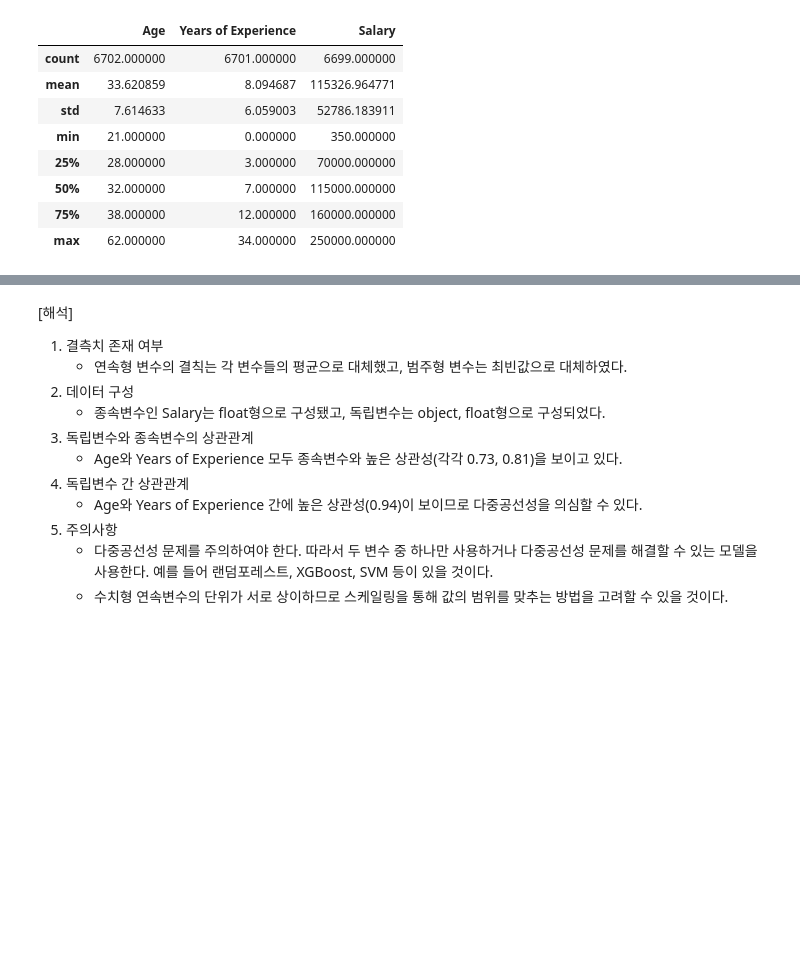
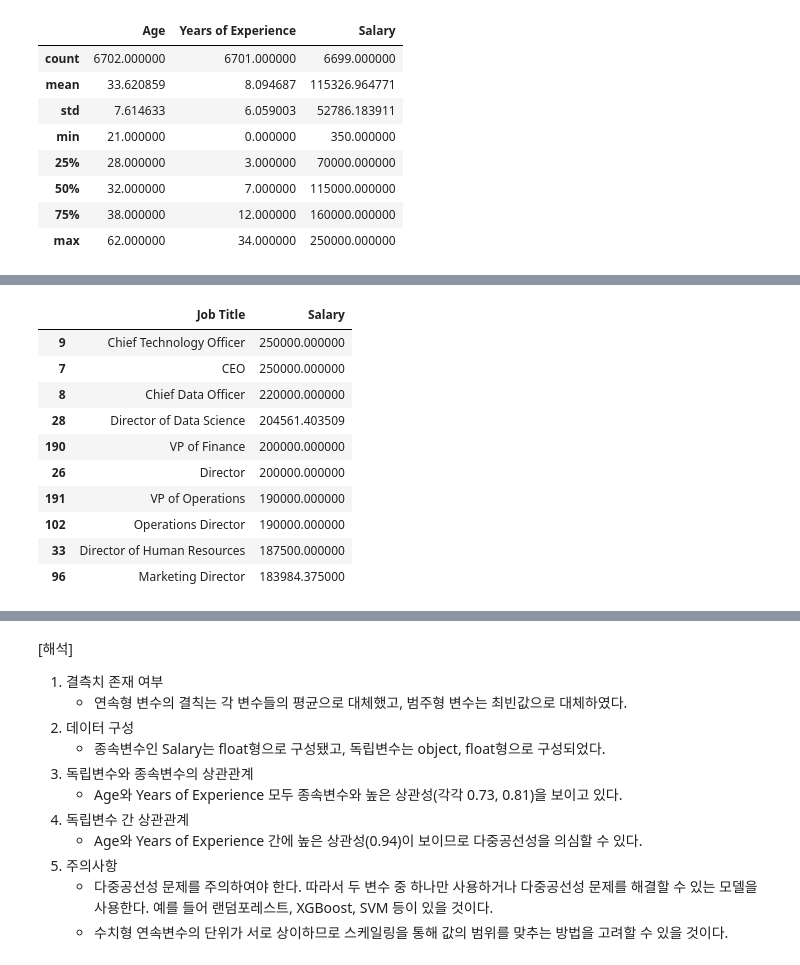
Before and after one commit to Park-Young-Bin/ADP_code, a Jupyter notebook: Kaggle_Salary Data.ipynb, the cells around one changed output, grey strips where cells are left out. Cells and saved outputs as stored; diff of their text form; code cells hidden in the pictures; blank space fills up the shorter version.

```diff
--- a/Kaggle_Salary Data.ipynb
+++ b/Kaggle_Salary Data.ipynb
@@ -105,0 +124,16 @@ dtype: int64
+# %%
+# 상위 연봉을 갖는 직업군
+group_df2 = df.groupby('Job Title', as_index=False).Salary.mean()
+group_df2.sort_values('Salary', ascending=False).head(10)
+# %% [output]
+|  | Job Title | Salary |
+| 9 | Chief Technology Officer | 250000.000000 |
+| 7 | CEO | 250000.000000 |
+| 8 | Chief Data Officer | 220000.000000 |
+| 28 | Director of Data Science | 204561.403509 |
+| 190 | VP of Finance | 200000.000000 |
+| 26 | Director | 200000.000000 |
+| 191 | VP of Operations | 190000.000000 |
+| 102 | Operations Director | 190000.000000 |
+| 33 | Director of Human Resources | 187500.000000 |
+| 96 | Marketing Director | 183984.375000 |
```
Also changed, not shown: parts of 23 cells of this notebook.
